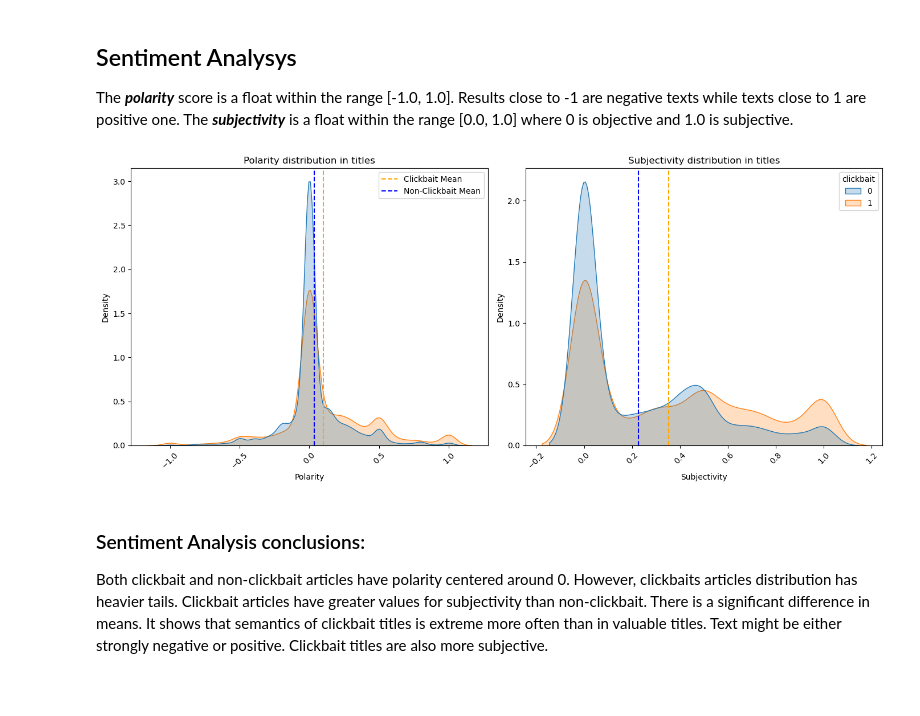
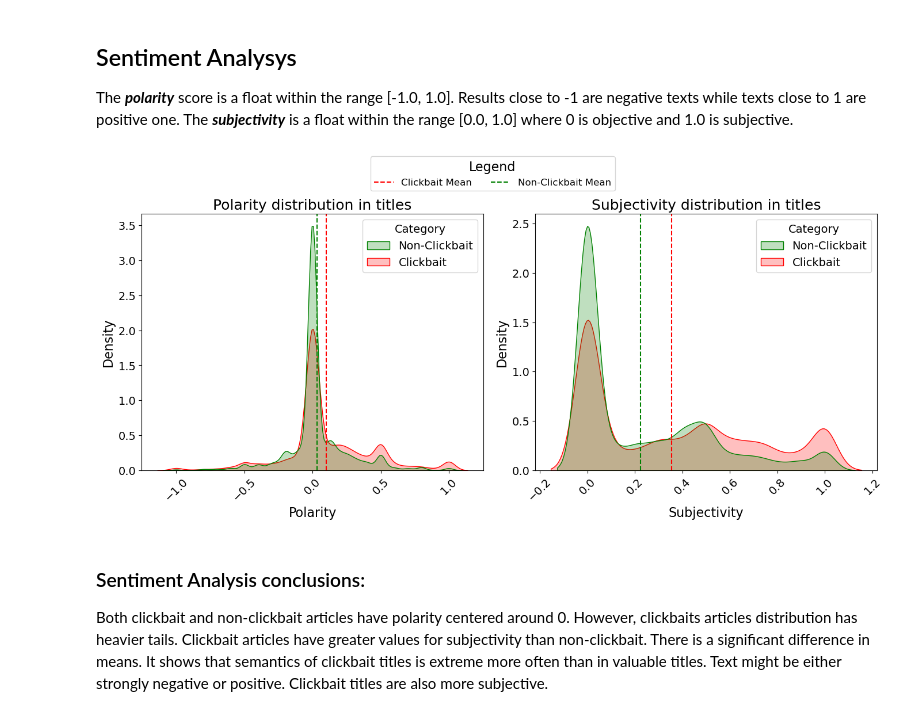
Before and after one commit to matkubita/ClickbaitDetectionThesis, a Jupyter notebook: notebooks/2-EDA.ipynb, the cells around one changed output. Drawn from its saved outputs; the diff is of its cells as text; code cells hidden in the pictures; blank space fills up the shorter version.

```diff
--- a/notebooks/2-EDA.ipynb
+++ b/notebooks/2-EDA.ipynb
@@ -397,33 +402,51 @@ The ***subjectivity*** is a float within the range [0.0, 1.0] where 0 is objecti
 sa_train_merged = pd.concat([x_train, y_train], axis=1)
 sa_train_merged["polarity"] = sa_train_merged["title"].apply(lambda title: TextBlob(title).sentiment.polarity)
 sa_train_merged["subjectivity"] = sa_train_merged["title"].apply(lambda title: TextBlob(title).sentiment.subjectivity)
-# %%
-fig, axes = plt.subplots(1, 2, figsize=(14, 6))
-
-clickbait_means = sa_train_merged[["subjectivity", "polarity", "clickbait"]].groupby("clickbait").mean()
-
-sns.kdeplot(data=sa_train_merged[["polarity", "clickbait"]], x="polarity", hue="clickbait", fill=True, bw_adjust=1, ax=axes[0])
-axes[0].axvline(clickbait_means.loc[1, 'polarity'], color='orange', linestyle='--', label='Clickbait Mean')
-axes[0].axvline(clickbait_means.loc[0, 'polarity'], color='blue', linestyle='--', label='Non-Clickbait Mean')
-axes[0].set_xlabel("Polarity")
-axes[0].set_ylabel("Density")
-axes[0].set_title("Polarity distribution in titles")
-axes[0].tick_params(axis='x', rotation=45)
-
-sns.kdeplot(data=sa_train_merged[["subjectivity", "clickbait"]], x="subjectivity", hue="clickbait", fill=True, bw_adjust=1, ax=axes[1])
-axes[1].axvline(clickbait_means.loc[1, 'subjectivity'], color='orange', linestyle='--', label='Clickbait Mean')
-axes[1].axvline(clickbait_means.loc[0, 'subjectivity'], color='blue', linestyle='--', label='Non-Clickbait Mean')
-axes[1].set_xlabel('Subjectivity')
-axes[1].set_ylabel('Density')
-axes[1].set_title("Subjectivity distribution in titles")
-axes[1].tick_params(axis='x', rotation=45)
-
-axes[0].legend()
-
-plt.tight_layout()
-plt.show()
-# %% [output]
-[figure, removed]
+# %%
+# Replace 0 and 1 with 'Non-Clickbait' and 'Clickbait' for easier plotting
+sa_train_merged['Category'] = sa_train_merged['clickbait'].replace({0: 'Non-Clickbait', 1: 'Clickbait'})
+
+fig, axes = plt.subplots(1, 2, figsize=(14, 6))
+
+clickbait_means = sa_train_merged[["subjectivity", "polarity", "Category"]].groupby("Category").mean()
+
+# Set custom colors for the plot
+custom_palette = {"Clickbait": "red", "Non-Clickbait": "green"}
+
+# Increase overall font size for better readability
+plt.rcParams.update({'font.size': 14})  # Adjust the font size for all elements
+
+# Plot polarity distribution with clickbait means
+sns.kdeplot(data=sa_train_merged[["polarity", "Category"]], x="polarity", hue="Category", fill=True, bw_adjust=1,
+            palette=custom_palette, ax=axes[0])
+axes[0].axvline(clickbait_means.loc['Clickbait', 'polarity'], color='red', linestyle='--', label='Clickbait Mean')
+axes[0].axvline(clickbait_means.loc['Non-Clickbait', 'polarity'], color='green', linestyle='--', label='Non-Clickbait Mean')
+axes[0].set_xlabel("Polarity", fontsize=16)
+axes[0].set_ylabel("Density", fontsize=16)
+axes[0].set_title("Polarity distribution in titles", fontsize=18)
+axes[0].tick_params(axis='x', rotation=45, labelsize=14)
+axes[0].tick_params(axis='y', labelsize=14)
+
+# Plot subjectivity distribution with clickbait means
+sns.kdeplot(data=sa_train_merged[["subjectivity", "Category"]], x="subjectivity", hue="Category", fill=True, bw_adjust=1,
+            palette=custom_palette, ax=axes[1])
+axes[1].axvline(clickbait_means.loc['Clickbait', 'subjectivity'], color='red', linestyle='--', label='Clickbait Mean')
+axes[1].axvline(clickbait_means.loc['Non-Clickbait', 'subjectivity'], color='green', linestyle='--', label='Non-Clickbait Mean')
+axes[1].set_xlabel('Subjectivity', fontsize=16)
+axes[1].set_ylabel("Density", fontsize=16)
+axes[1].set_title("Subjectivity distribution in titles", fontsize=18)
+axes[1].tick_params(axis='x', rotation=45, labelsize=14)
+axes[1].tick_params(axis='y', labelsize=14)
+
+# Extract handles and labels from one of the axes
+handles, labels = axes[0].get_legend_handles_labels()
+
+# Add legend to the figure with larger font size
+fig.legend(handles, labels, loc='upper center', bbox_to_anchor=(0.5, 1.1), ncol=4, title="Legend", fontsize=12, title_fontsize=16)
+plt.tight_layout()
+plt.show()
+# %% [output]
+[figure, added]
 # %% [markdown]
 ### Sentiment Analysis conclusions:
 Both clickbait and non-clickbait articles have polarity centered around 0. However, clickbaits articles distribution has heavier tails. Clickbait articles have greater values for subjectivity than non-clickbait. There is a significant difference in means.
```
Also changed, not shown: parts of 10 cells of this notebook, 5 other files.
